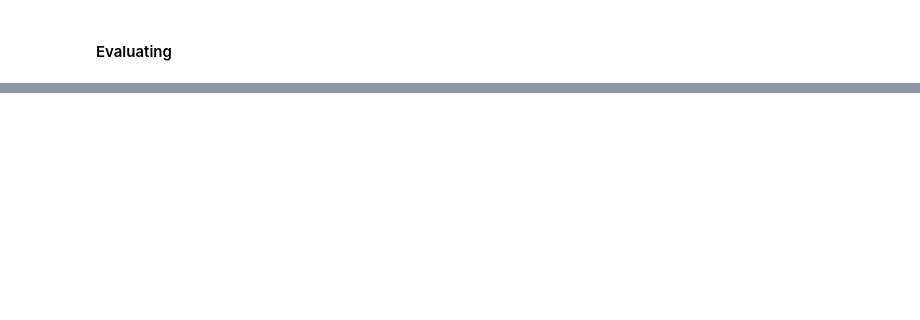
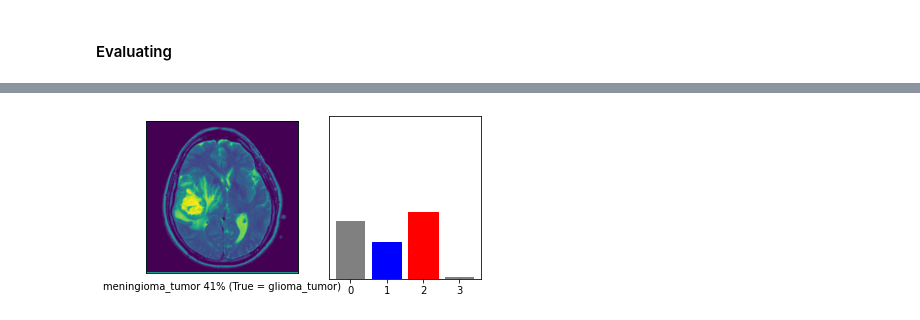
Before and after one commit to AliMazhar110/Supervised-Machine-Learning, a Jupyter notebook: Neural-Networks/ANN-Brain_Tumor_Classification_MRI/Artificial Neural Network.ipynb, the cells around one changed output, grey strips where cells are left out. Drawn from its saved outputs; the diff is of its cells as text; code cells hidden in the pictures; blank space fills up the shorter version.

```diff
--- a/Neural-Networks/ANN-Brain_Tumor_Classification_MRI/Artificial Neural Network.ipynb
+++ b/Neural-Networks/ANN-Brain_Tumor_Classification_MRI/Artificial Neural Network.ipynb
@@ -444,0 +446,2 @@ Test Accuracy: 0.7081218361854553
+# %%
+test_predictions = best_model.predict(test_images)
@@ -444,0 +475,41 @@ Test Accuracy: 0.7081218361854553
+# %%
+def plot_img(i, prediction_array, true_labels, img):
+    true_label, img = true_labels[i], img[i]
+    plt.grid(False)
+    plt.xticks([])
+    plt.yticks([])
+
+    img = img.reshape(256,256)
+    plt.imshow(img)
+    predicted_label = np.argmax(prediction_array)
+
+    if predicted_label==true_label:
+        color = "blue"
+    else:
+        color = "red"
+
+    plt.xlabel("{} {:2.0f}% (True = {})".format({value:key for key,value in labels.items()}[predicted_label], 100*np.max(prediction_array), {value:key for key,value in labels.items()}[true_label]))
+
+
+def plot_prediction_graph(i, prediction_array, true_labels):
+    true_label = true_labels[i]
+    plt.grid(False)
+    plt.xticks(range(4))
+    plt.yticks([])
+
+    bar_plot = plt.bar(range(4), prediction_array, color="grey")
+    plt.ylim([0,1])
+    predicted_label = np.argmax(prediction_array)
+
+    bar_plot[predicted_label].set_color("red")
+    bar_plot[true_label].set_color("blue")
+# %%
+i = 20
+plt.figure(figsize=(6,3))
+plt.subplot(1,2,1)
+plot_img(i, test_predictions[i], test_labels, test_images)
+plt.subplot(1,2,2)
+plot_prediction_graph(i, test_predictions[i],  test_labels)
+plt.show()
+# %% [output]
+[figure, added]
```
Also changed, not shown: parts of 12 cells of this notebook.
